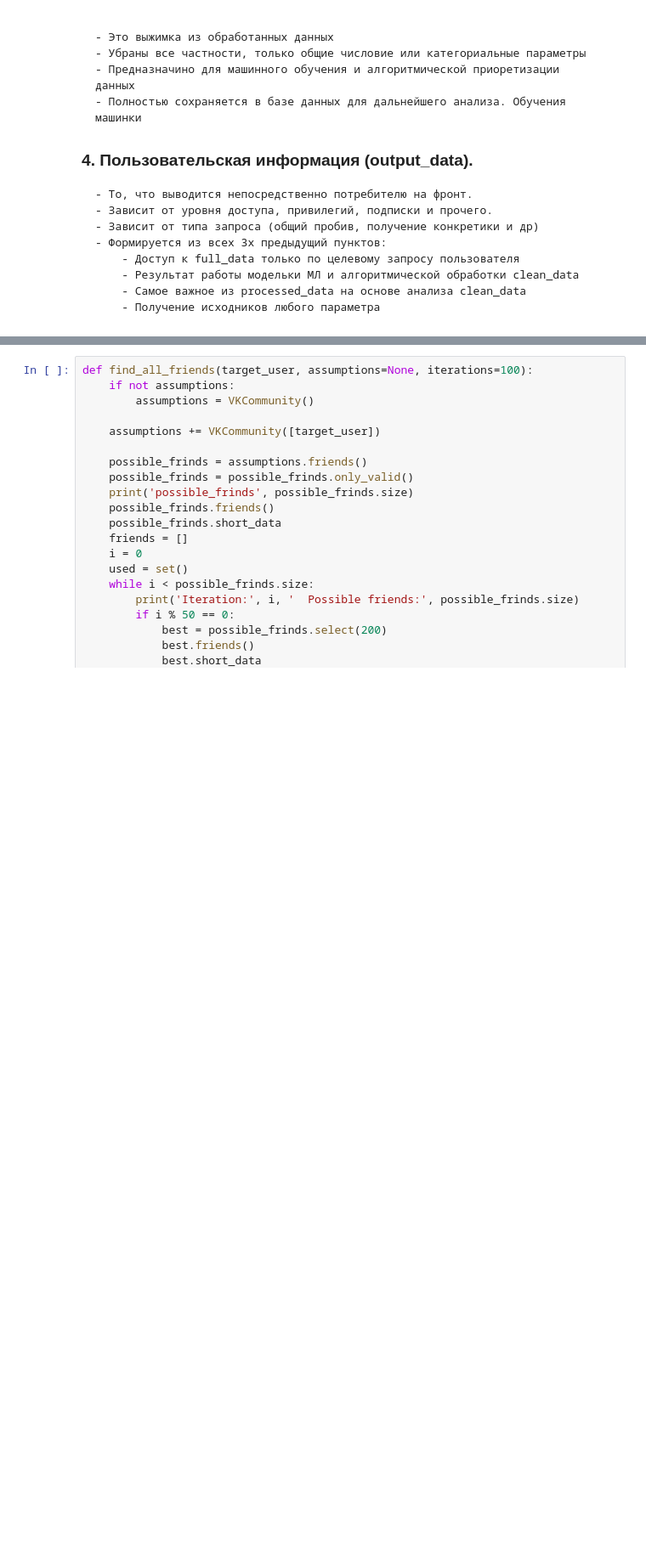
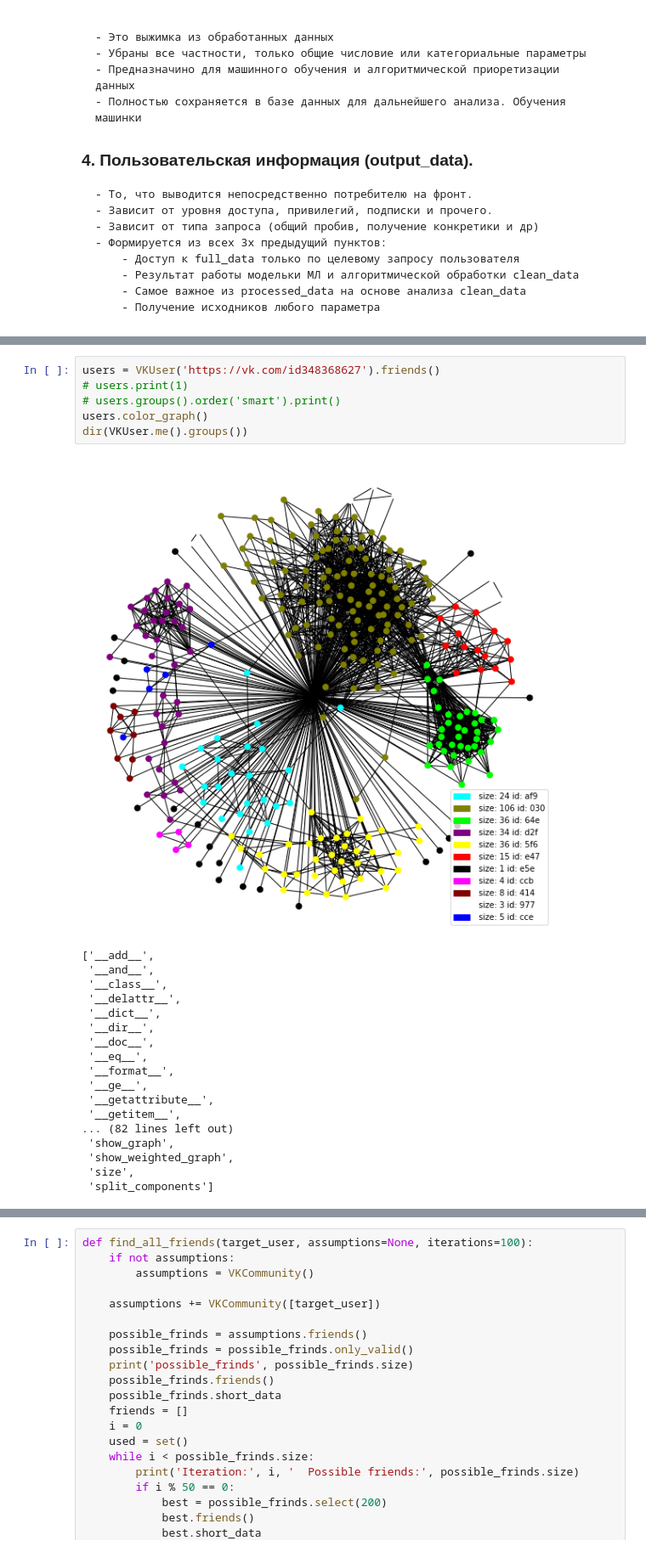
Before and after one commit to fivol/ntrail, a Jupyter notebook: backend/ntrail.ipynb, the cells around one changed output, grey strips where cells are left out. Shown at 85% size. Saved outputs shown, nothing was run; the diff lists cells and outputs as text; blank space fills up the shorter version.

```diff
--- a/backend/ntrail.ipynb
+++ b/backend/ntrail.ipynb
@@ -422,0 +160,25 @@ True
+# %%
+users = VKUser('https://vk.com/id348368627').friends()
+# users.print(1)
+# users.groups().order('smart').print()
+users.color_graph()
+dir(VKUser.me().groups())
+# %% [output]
+[figure, added]
+['__add__',
+ '__and__',
+ '__class__',
+ '__delattr__',
+ '__dict__',
+ '__dir__',
+ '__doc__',
+ '__eq__',
+ '__format__',
+ '__ge__',
+ '__getattribute__',
+ '__getitem__',
+... (82 lines left out)
+ 'show_graph',
+ 'show_weighted_graph',
+ 'size',
+ 'split_components']
```
Also changed, not shown: parts of 41 cells of this notebook, 42 other files.
